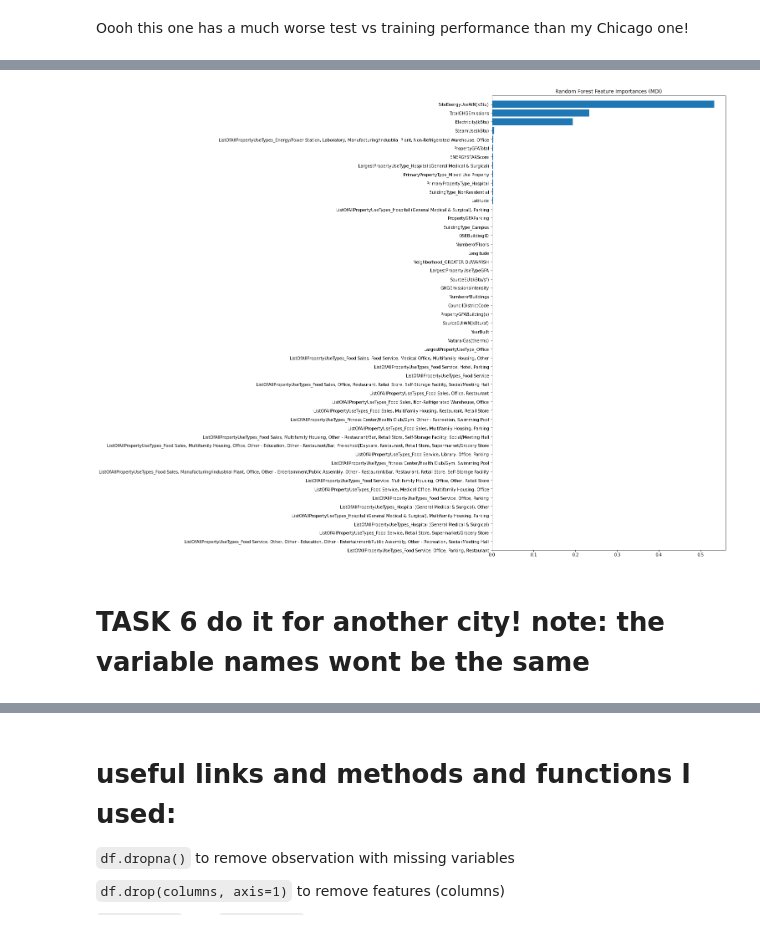
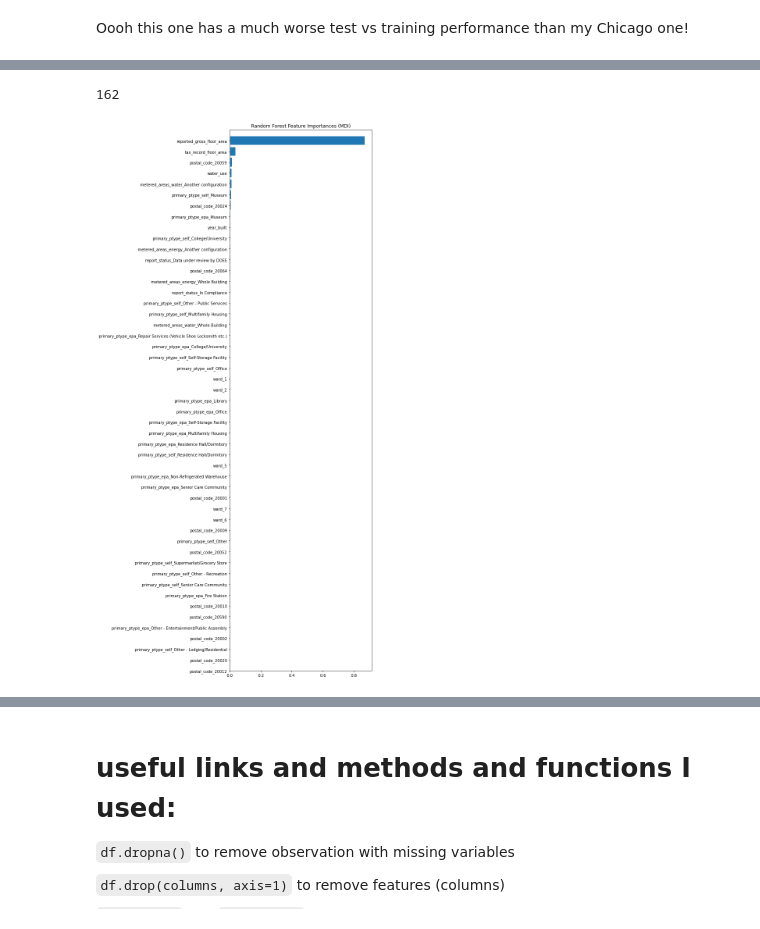
Before and after one commit to ehlatham/PUS2022_CWolk, a Jupyter notebook: HW6/HW6_RandomForestsDC.ipynb, the cells around one changed output, grey strips where cells are left out. Saved outputs shown, nothing was run; the diff lists cells and outputs as text; code cells hidden in the pictures.

```diff
--- a/HW6/HW6_RandomForestsDC.ipynb
+++ b/HW6/HW6_RandomForestsDC.ipynb
@@ -525,15 +502,26 @@ sorted_idx = rf.feature_importances_.argsort()
+# %%
+# making updated array of feature/column names (numeric then categorical)
+columns = np.concatenate([X_numeric_data.columns, feature_name_cat])
+#columns
+# %%
+#creating an index of rankings of feature importances
+sorted_idx = np.argsort(rf.feature_importances_)
+# %%
+sorted_column_names = columns[sorted_idx]
+# %%
+len(columns)
+# %% [output]
+162
 # %%
 # plot the top ~50 features
-y_ticks = np.arange(0, len(feature_names))
+y_ticks = np.arange(0, len(columns))
 fig, ax = plt.subplots(figsize=(10,20))
-ax.barh(y_ticks, tree_feature_importances[sorted_idx])
-ax.set_yticklabels(feature_names[sorted_idx])
+ax.barh(y_ticks, rf.feature_importances_[sorted_idx])
+ax.set_yticklabels(sorted_column_names)
 ax.set_yticks(y_ticks)
 ax.set_title("Random Forest Feature Importances (MDI)")
 fig.tight_layout()
-ax.set_ylim(550, len(feature_names))
+ax.set_ylim(112, len(columns))
 plt.show()
-
-#your plot may be different from mine
 # %% [output]
-[figure, old version]
+[figure, new version]
@@ -542,2 +527,0 @@ plt.show()
-# %% [markdown]
-# TASK 6 do it for another city! note: the variable names wont be the same
```
Also changed, not shown: parts of 24 cells of this notebook.
